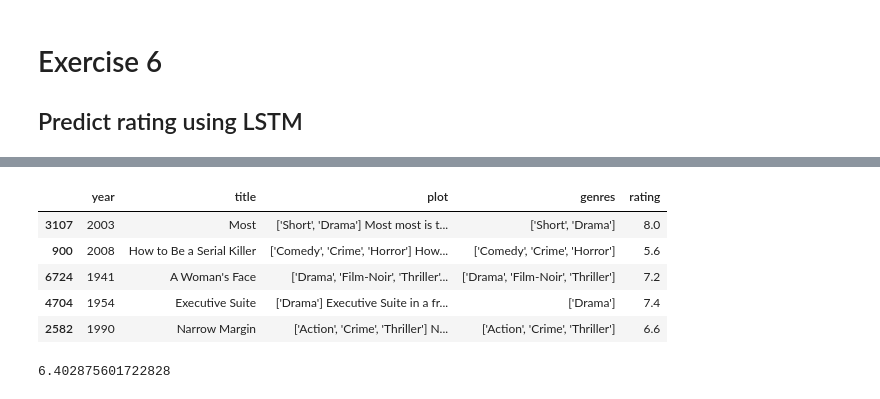
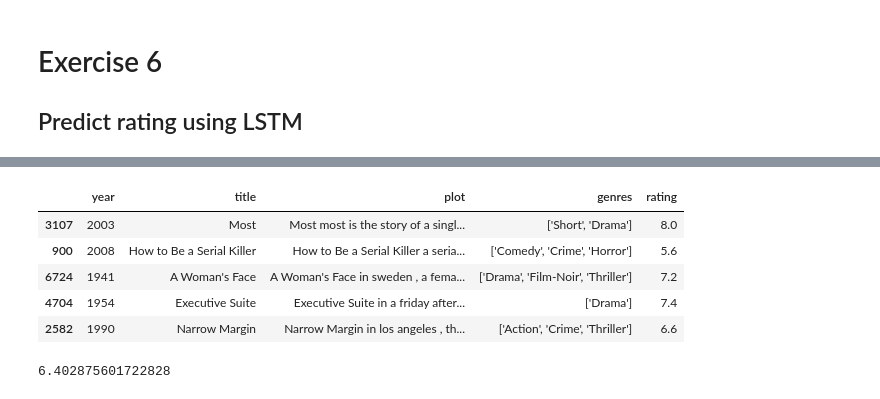
Before and after one commit to daferocu/Topicos-Avanzados, a Jupyter notebook: datalab/Talleres 2/E7 - RNN, LSTM, GRU/E6_RNN_LSTM_GRU.ipynb, the cells around one changed output, grey strips where cells are left out. Cells and saved outputs as stored; diff of their text form; code cells hidden in the pictures.

```diff
--- a/datalab/Talleres 2/E7 - RNN, LSTM, GRU/E6_RNN_LSTM_GRU.ipynb
+++ b/datalab/Talleres 2/E7 - RNN, LSTM, GRU/E6_RNN_LSTM_GRU.ipynb
@@ -49,15 +50,16 @@ True
 # %%
 dataTraining = pd.read_csv('https://github.com/sergiomora03/AdvancedTopicsAnalytics/raw/main/datasets/dataTraining.zip', encoding='UTF-8', index_col=0)
 dataTraining = dataTraining.drop_duplicates()
-dataTraining['plot'] = dataTraining['genres'] + ' ' + dataTraining['title'] + ' ' + dataTraining['plot']
+# dataTraining['plot'] = dataTraining['genres'] + ' ' + dataTraining['title'] + ' ' + dataTraining['plot']
+dataTraining['plot'] = dataTraining['title'] + ' ' + dataTraining['plot']
 dataTraining.head()
 # %% [output]
 |  | year | title | plot | genres | rating |
-| 3107 | 2003 | Most | ['Short', 'Drama'] Most most is t... | ['Short', 'Drama'] | 8.0 |
-| 900 | 2008 | How to Be a Serial Killer | ['Comedy', 'Crime', 'Horror'] How... | ['Comedy', 'Crime', 'Horror'] | 5.6 |
-| 6724 | 1941 | A Woman's Face | ['Drama', 'Film-Noir', 'Thriller'... | ['Drama', 'Film-Noir', 'Thriller'] | 7.2 |
-| 4704 | 1954 | Executive Suite | ['Drama'] Executive Suite in a fr... | ['Drama'] | 7.4 |
-| 2582 | 1990 | Narrow Margin | ['Action', 'Crime', 'Thriller'] N... | ['Action', 'Crime', 'Thriller'] | 6.6 |
+| 3107 | 2003 | Most | Most most is the story of a singl... | ['Short', 'Drama'] | 8.0 |
+| 900 | 2008 | How to Be a Serial Killer | How to Be a Serial Killer a seria... | ['Comedy', 'Crime', 'Horror'] | 5.6 |
+| 6724 | 1941 | A Woman's Face | A Woman's Face in sweden , a fema... | ['Drama', 'Film-Noir', 'Thriller'] | 7.2 |
+| 4704 | 1954 | Executive Suite | Executive Suite in a friday after... | ['Drama'] | 7.4 |
+| 2582 | 1990 | Narrow Margin | Narrow Margin in los angeles , th... | ['Action', 'Crime', 'Thriller'] | 6.6 |
 # %%
 dataTraining['rating'].mean()
 # %% [output]
```
Also changed, not shown: parts of 24 cells of this notebook.
